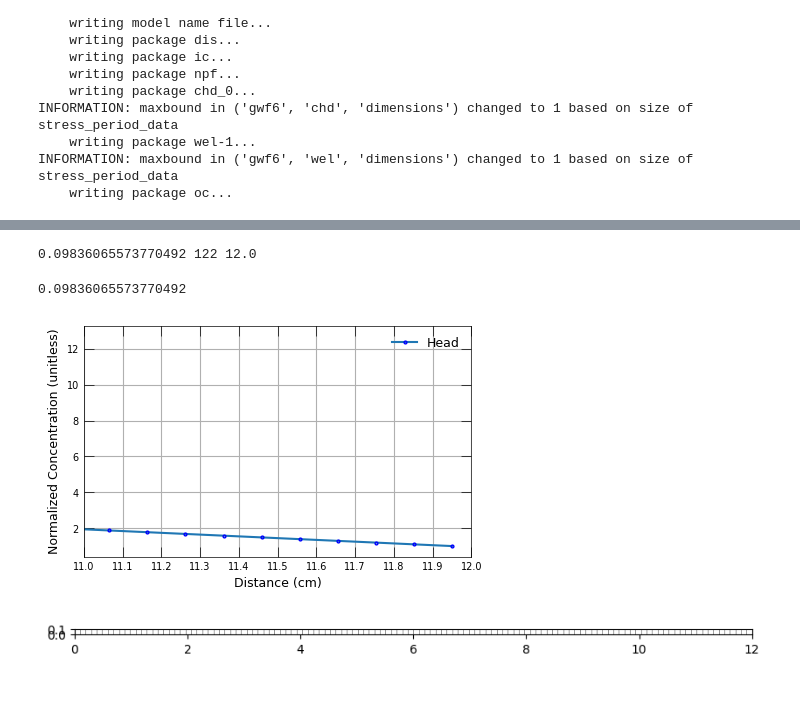
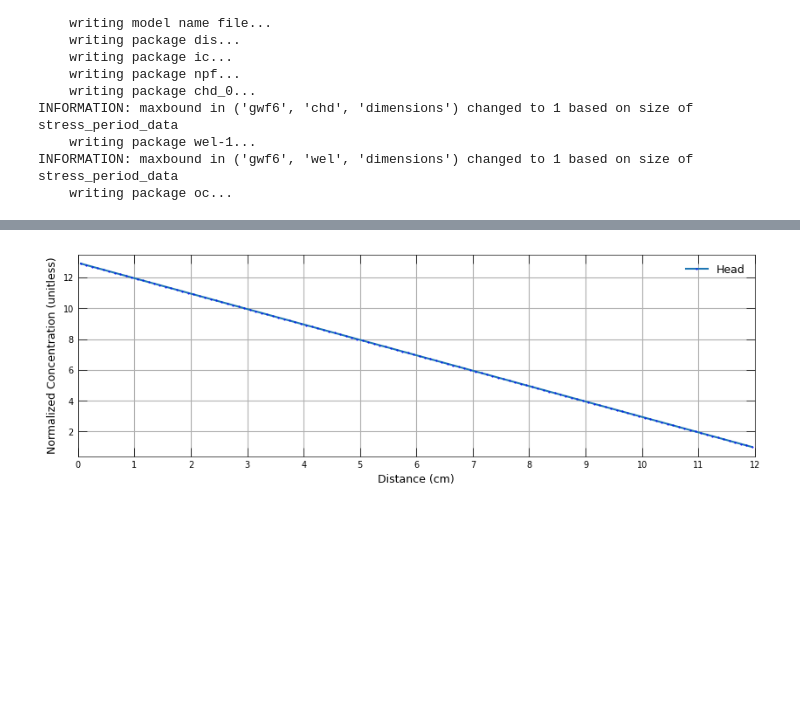
Before and after one commit to luiggix/WMA, a Jupyter notebook: notebooks/1_Flujo_mf6_1D/01_flujo_1D.ipynb, the cells around one changed output, grey strips where cells are left out. Saved outputs shown, nothing was run; the diff lists cells and outputs as text; code cells hidden in the pictures; blank space fills up the shorter version.

```diff
--- a/notebooks/1_Flujo_mf6_1D/01_flujo_1D.ipynb
+++ b/notebooks/1_Flujo_mf6_1D/01_flujo_1D.ipynb
@@ -224,0 +246,17 @@ print(ncol)
+# %%
+# Bibliotecas construidas para este proyecto
+import vflow
+
+mesh = vflow.MeshDis(
+    nrow = 1,    # Number of rows
+    ncol = 120,  # Number of columns
+    nlay = 1,    # Number of layers
+    row_length = 12.0,    # Length of system ($cm$)
+    column_length = 0.1,  # Length of system ($cm$)
+    top = 1.0,   # Top of the model ($cm$)
+    bottom = 0,  # Layer bottom elevation ($cm$)
+)
+
+model_units["length"] = "centimeters"
+print(mesh.delr, ' Column width ', model_units["length"])
+print(mesh.delc, ' Row width ', model_units["length"])
@@ -497,43 +518,26 @@ print(qx.shape, '\n', qx)
-# %%
-print(delr, ncol, system_length)
-# %% [output]
-0.09836065573770492 122 12.0
-# %%
-12/122
-# %% [output]
-0.09836065573770492
 # %%
 with styles.USGSPlot():
     plt.rcParams['font.family'] = 'DeJavu Sans'
-
-    x = np.linspace(0.5 * delr, system_length - 0.5 * delr, ncol)
-#
-#    x = np.linspace(0.0, system_length, ncol)
-
-    plt.figure(figsize=(5,3))
-    plt.plot(x[::1], head[0, 0][::1], marker=".", ls ="-", mec="blue", mfc="none", markersize="4", label = 'Head')
-    plt.xlim(11, 12)
-    plt.xticks(ticks=np.linspace(11,12,11))
-
-#    plt.xticks(ticks=np.linspace(0,system_length,13))
+    x, _, _ = mesh.get_coords()
+    plt.figure(figsize=(10,3))
+    plt.plot(x, head[0, 0], marker=".", ls ="-", mec="blue", mfc="none", markersize="1", label = 'Head')
+    plt.xlim(0, 12)
+    plt.xticks(ticks=np.linspace(0, mesh.row_length,13))
     plt.xlabel("Distance (cm)")
     plt.ylabel("Normalized Concentration (unitless)")
     plt.legend()
     plt.grid()
     plt.show()
 # %% [output]
-[figure, old version]
+[figure, new version]
 # %%
-
-#fig, ax = plt.subplots(1,1, figsize=(10,10))
-# Dibujamos la malla (con flopy)
-plt.figure(figsize=(10,1.0))
+plt.figure(figsize=(10,0.15))
 ax = plt.gca()
-ax.set_aspect('equal')
+#ax.set_aspect('equal')
 pmv0 = flopy.plot.PlotMapView(gwf, ax=ax)
 pmv0.plot_grid(colors='dimgray', lw=0.5)
+plt.yticks(ticks=[0, 0.1],fontsize=8)
+
 plt.show()
-# %% [output]
-[figure, removed]
 # %% [markdown]
 #
```
Also changed, not shown: parts of 45 cells of this notebook, 11 other files.
